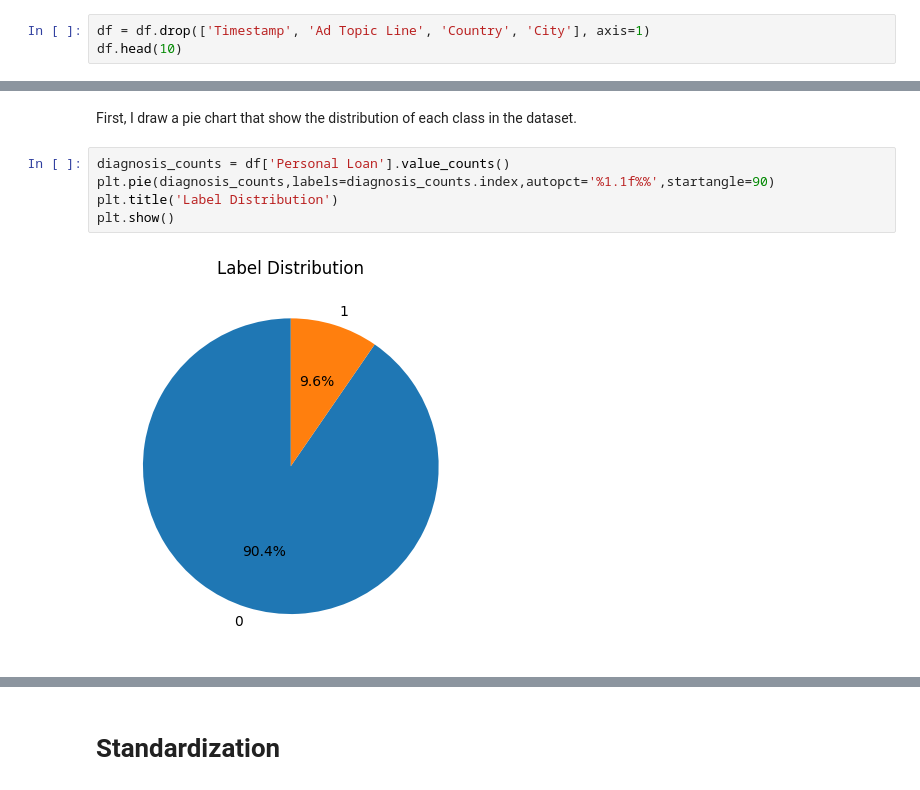
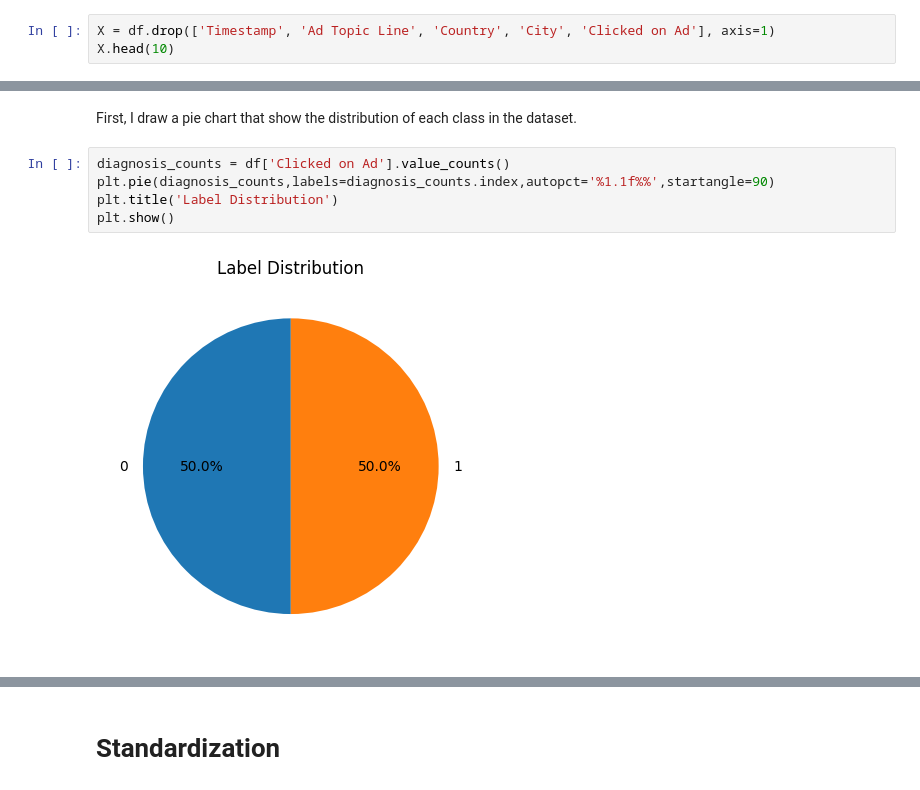
Before and after one commit to TheSyx04/project-1, a Jupyter notebook: data/process_dataset_3.ipynb, the cells around one changed output, grey strips where cells are left out. Saved outputs shown, nothing was run; the diff lists cells and outputs as text.

```diff
--- a/data/process_dataset_3.ipynb
+++ b/data/process_dataset_3.ipynb
@@ -77,6 +77,6 @@ dtype: int64
 # %% [markdown]
 Similar to dataset 2, I will remove the category features for the sake of simplicity.
 # %%
-df = df.drop(['Timestamp', 'Ad Topic Line', 'Country', 'City'], axis=1)
-df.head(10)
+X = df.drop(['Timestamp', 'Ad Topic Line', 'Country', 'City', 'Clicked on Ad'], axis=1)
+X.head(10)
 # %% [output]
@@ -122,9 +118,9 @@ X = df.drop(columns=['Personal Loan'])
 # %% [markdown]
 First, I draw a pie chart that show the distribution of each class in the dataset.
 # %%
-diagnosis_counts = df['Personal Loan'].value_counts()
+diagnosis_counts = df['Clicked on Ad'].value_counts()
 plt.pie(diagnosis_counts,labels=diagnosis_counts.index,autopct='%1.1f%%',startangle=90)
 plt.title('Label Distribution')
 plt.show()
 # %% [output]
-[figure, old version]
+[figure, new version]
```
Also changed, not shown: parts of 8 cells of this notebook.
